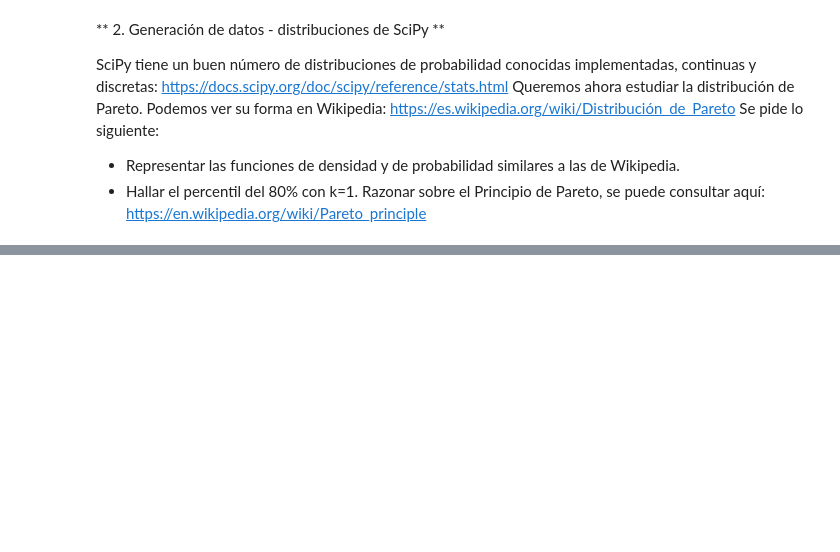
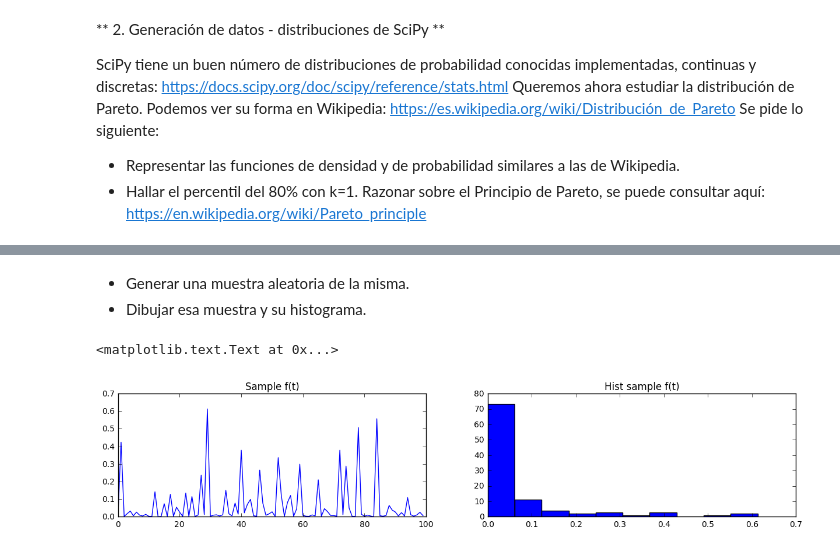
Before and after one commit to bachiman/DSEE-Python, a Jupyter notebook: Álvaro López - Ejercicios Bloque 3-4 - Más avanzados.ipynb, the cells around one changed output, grey strips where cells are left out. Cells and saved outputs as stored; diff of their text form; code cells hidden in the pictures; blank space fills up the shorter version.

```diff
--- a/Álvaro López - Ejercicios Bloque 3-4 - Más avanzados.ipynb
+++ b/Álvaro López - Ejercicios Bloque 3-4 - Más avanzados.ipynb
@@ -113,0 +137,24 @@ Percentil 20% k=1: 1.25
+# %% [markdown]
+- Generar una muestra aleatoria de la misma.
+- Dibujar esa muestra y su histograma.
+# %%
+#Se emplea random.choice para obtener una muestra de la población (los valores definidos por f(t))
+#con reemplazo empleando numpy
+
+f_sample = np.random.choice(f_t, size=100, replace=True)
+#Dibujo de la muestra
+fig = plt.figure(figsize=(15, 6))
+plt.subplot(221)
+plt.plot(f_sample)
+plt.title('Sample f(t)')
+
+#Y del histograma
+plt.subplot(222)
+plt.hist(f_sample)
+plt.title('Hist sample f(t)')
+
+#http://stackoverflow.com/questions/29567583/random-list-with-replacement-from-python-list-of-lists
+#https://docs.scipy.org/doc/numpy/reference/generated/numpy.random.choice.html
+# %% [output]
+<matplotlib.text.Text at 0x...>
+[figure, added]
```
Also changed, not shown: parts of 7 cells of this notebook, 1 other file.
